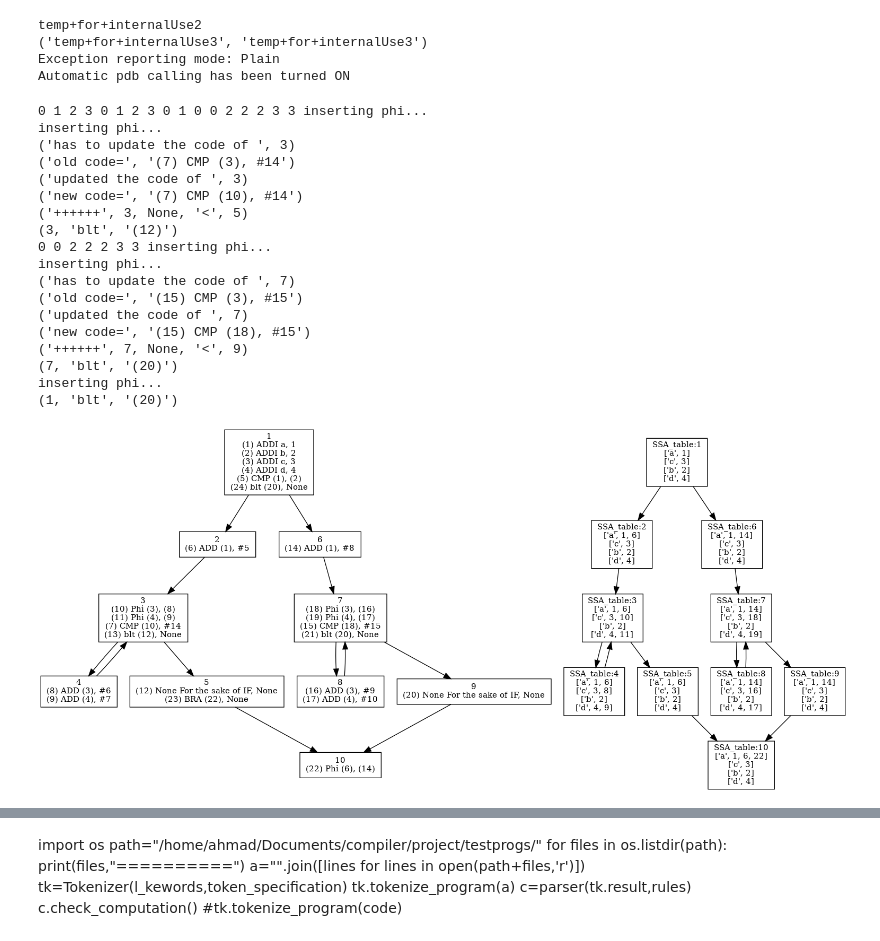
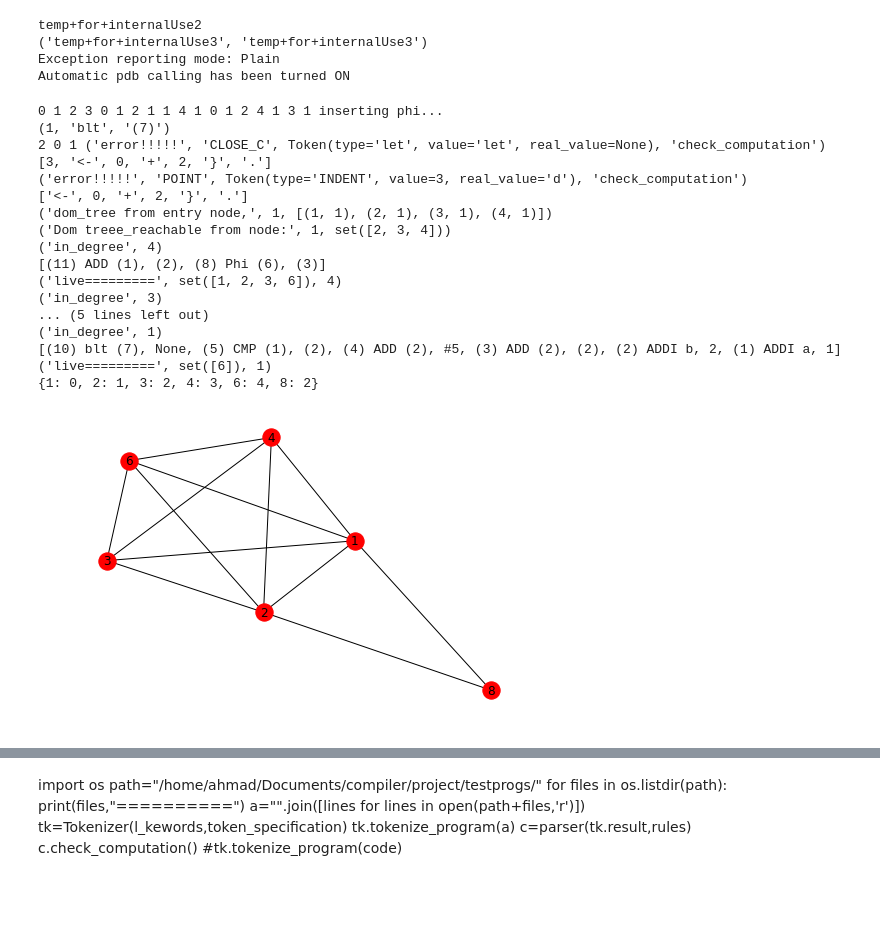
Before and after one commit to amatii/compiler, a Jupyter notebook: parser_SSA-refactor-newSSA.ipynb, the cells around one changed output, grey strips where cells are left out. Saved outputs shown, nothing was run; the diff lists cells and outputs as text; code cells hidden in the pictures; blank space fills up the shorter version.

Commit message:
Reg allocatation: added inference graph generator

```diff
--- a/parser_SSA-refactor-newSSA.ipynb
+++ b/parser_SSA-refactor-newSSA.ipynb
@@ -274,59 +366,63 @@ Automatic pdb calling has been turned ON
 # %%
 code='''
 main
 var a, b, c, d;
 {
 	let a <- 1;
 	let b <- 2;
-	let c <- 3;
-	let d <- 4;
+	let c <- b + b;
+    let k <- b + 5;
 
 	if a< b then
-		let a <- a + 5;
-		while c < 14 do
-			let c <- c + 6;
-			let d <- d + 7
-		od
+		let c <- k + b
 	else
-		let a <- a + 8;
-		while c < 15 do
-			let c <- c + 9;
-			let d <- d + 10
-		od
-	fi
+        let d <- b + 1
+	fi;
+    let c <- a + b
+    let d <- a + c
 }.'''
-
+%matplotlib inline
 def testa(code):
     tk=Tokenizer(l_kewords,token_specification)
     tk.tokenize_program(code)
     #tk.print_tokens()
     c=parser(tk.result,rules)
     c.check_computation()
     #c.print_bb()
     c.visulize()
-    #c.compute_dominator()
+    !graph-easy grid.dot --as_dot | dot -Tpng -o graph_before_cse.png
+
+    # these lines are for CSE: need to be refactorized!
+    c.build_graph()
+    c.all_dom_pair()
+    c.visulize()
+
+    #reg allocation:
+    c.make_inference_graph()
+    #nx.draw(c.graph_inf,with_labels=True)
+
     !graph-easy grid.dot --as_dot | dot -Tpng -o graph.png
+
 testa(code)
-%matplotlib inline
+
 from IPython.display import Image
-Image(filename='graph.png')
+#Image(filename='graph.png')
 # %% [output]
-0 1 2 3 0 1 2 3 0 1 0 0 2 2 2 3 3 inserting phi...
-inserting phi...
-('has to update the code of ', 3)
-('old code=', '(7) CMP (3), #14')
-('updated the code of ', 3)
-('new code=', '(7) CMP (10), #14')
-('++++++', 3, None, '<', 5)
-(3, 'blt', '(12)')
-0 0 2 2 2 3 3 inserting phi...
-inserting phi...
-('has to update the code of ', 7)
-('old code=', '(15) CMP (3), #15')
-('updated the code of ', 7)
-('new code=', '(15) CMP (18), #15')
-('++++++', 7, None, '<', 9)
-(7, 'blt', '(20)')
-inserting phi...
-(1, 'blt', '(20)')
+0 1 2 3 0 1 2 1 1 4 1 0 1 2 4 1 3 1 inserting phi...
+(1, 'blt', '(7)')
+2 0 1 ('error!!!!!', 'CLOSE_C', Token(type='let', value='let', real_value=None), 'check_computation')
+[3, '<-', 0, '+', 2, '}', '.']
+('error!!!!!', 'POINT', Token(type='INDENT', value=3, real_value='d'), 'check_computation')
+['<-', 0, '+', 2, '}', '.']
+('dom_tree from entry node,', 1, [(1, 1), (2, 1), (3, 1), (4, 1)])
+('Dom treee_reachable from node:', 1, set([2, 3, 4]))
+('in_degree', 4)
+[(11) ADD (1), (2), (8) Phi (6), (3)]
+('live=========', set([1, 2, 3, 6]), 4)
+('in_degree', 3)
+... (5 lines left out)
+('in_degree', 1)
+[(10) blt (7), None, (5) CMP (1), (2), (4) ADD (2), #5, (3) ADD (2), (2), (2) ADDI b, 2, (1) ADDI a, 1]
+('live=========', set([6]), 1)
+{1: 0, 2: 1, 3: 2, 4: 3, 6: 4, 8: 2}
-[figure, old version]
+[figure, new version]
```
Also changed, not shown: parts of 3 cells of this notebook.
